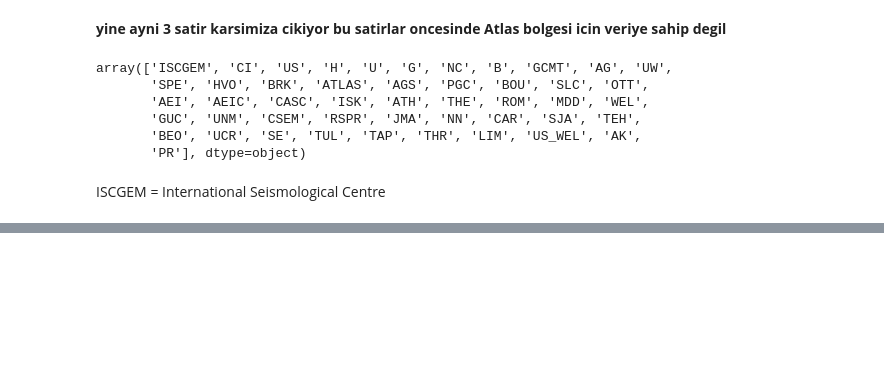
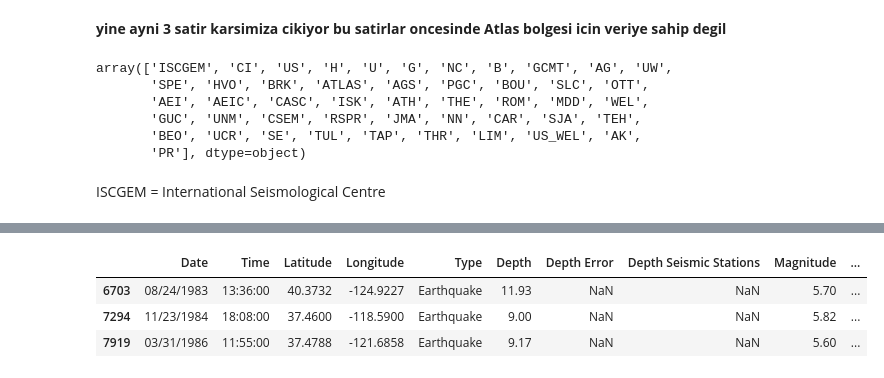
Before and after one commit to EceDolen/Proje-2-, a Jupyter notebook: proje 2.ipynb, the cells around one changed output, grey strips where cells are left out. Drawn from its saved outputs; the diff is of its cells as text; code cells hidden in the pictures; blank space fills up the shorter version.

```diff
--- a/proje 2.ipynb
+++ b/proje 2.ipynb
@@ -293,0 +296,2 @@ ISCGEM = International Seismological Centre
+# %%
+earthquake_filled["Magnitude Type"].fillna(earthquake_filled.groupby(by='Magnitude Type').mode()["Magnitude Type"].loc[Magnitude Type], inplace=True)
@@ -293,0 +300,7 @@ ISCGEM = International Seismological Centre
+# %%
+earthquake_filled[earthquake_filled['Magnitude Type'].isna()]
+# %% [output]
+|  | Date | Time | Latitude | Longitude | Type | Depth | Depth Error | Depth Seismic Stations | Magnitude | ... |
+| 6703 | 08/24/1983 | 13:36:00 | 40.3732 | -124.9227 | Earthquake | 11.93 | NaN | NaN | 5.70 | ... |
+| 7294 | 11/23/1984 | 18:08:00 | 37.4600 | -118.5900 | Earthquake | 9.00 | NaN | NaN | 5.82 | ... |
+| 7919 | 03/31/1986 | 11:55:00 | 37.4788 | -121.6858 | Earthquake | 9.17 | NaN | NaN | 5.60 | ... |
```
Also changed, not shown: parts of 4 cells of this notebook.
